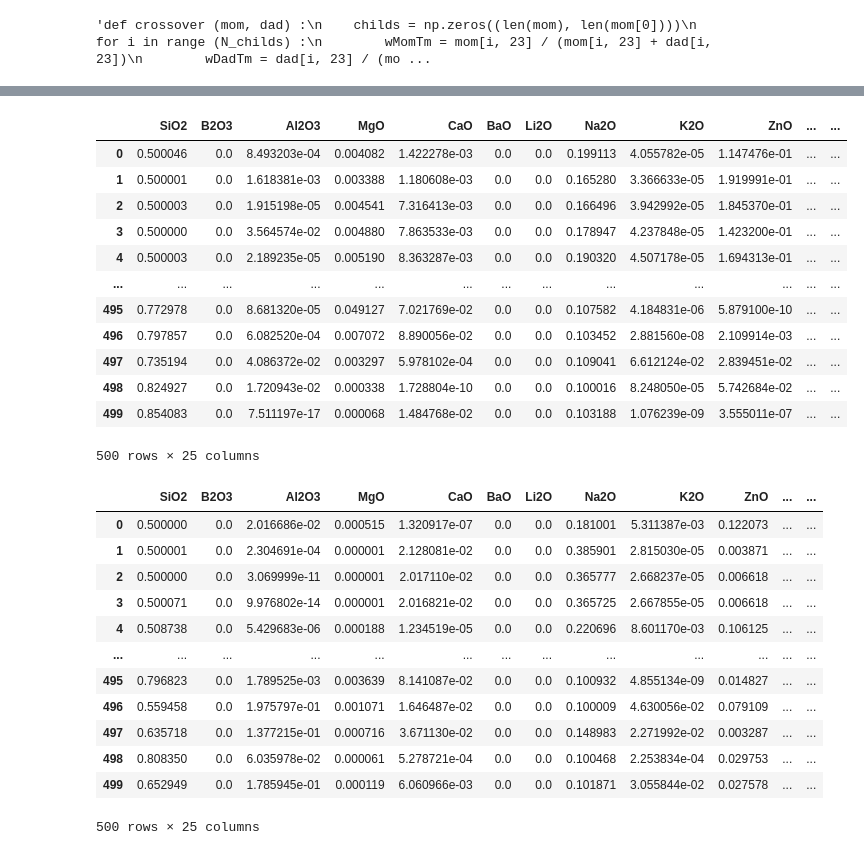
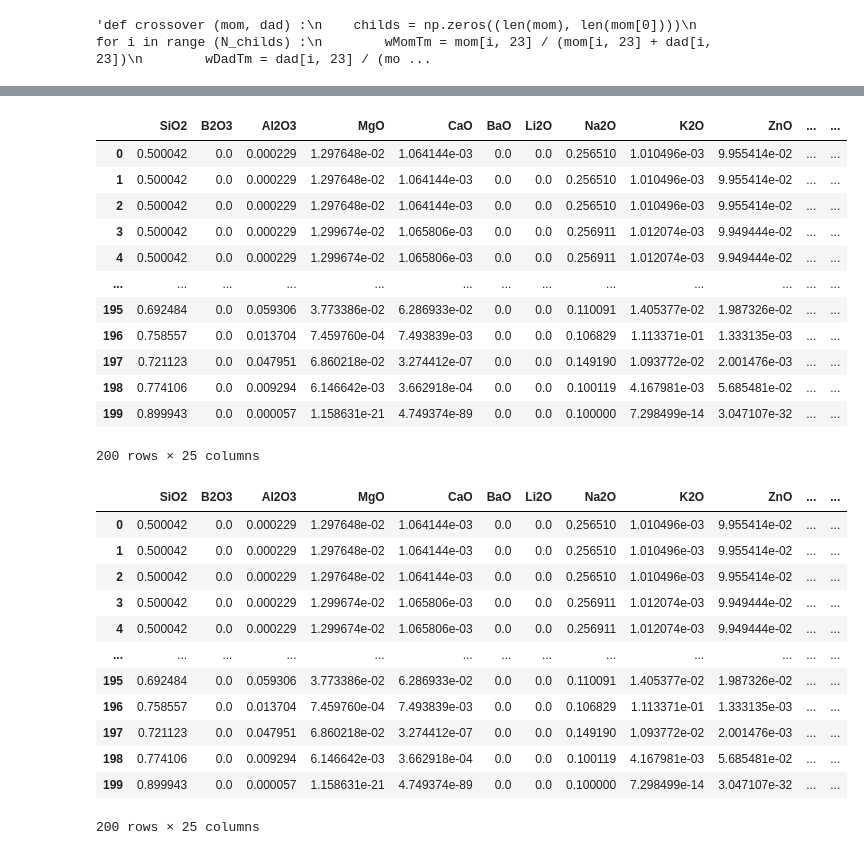
Before and after one commit to ychyn/algo_genetique, a Jupyter notebook: algo_genetique.ipynb, the cells around one changed output, grey strips where cells are left out. Saved outputs shown, nothing was run; the diff lists cells and outputs as text; code cells hidden in the pictures.

```diff
--- a/algo_genetique.ipynb
+++ b/algo_genetique.ipynb
@@ -319,8 +319,8 @@ minimize=[True,False,False,True]
 penalties_onMin = [-np.inf, -np.inf, -np.inf, -np.inf]
 penalties_onMax = [np.inf, np.inf, np.inf, np.inf]
 
-N_generations = 2
-N_population = 500
+N_generations = 20
+N_population = 200
 
 survivor_rate = 0.1
 parent_rate = 0.5
@@ -339,14 +339,18 @@ N_childs = int(child_rate * N_population)
 N_mutants = int(0.1 * N_population)
 
 epsilon = 0.05
+
+log_min_max = []
 # %% [markdown]
 ## Creation de generations
 # %%
 def prop_calculation(composition):
+    global log_min_max
     rho=dbrho.GlassDensity(nnmolvol,dbrho.oxide,composition)
     E=dbE.YoungModulus(nnmodelEsG,datadisso,dbE.oxide,composition)
     Tg=dbTannealing.physicaly(nnTannealing.model.predict(composition).transpose()[0,:])
     Tmelt=dbTmelt.physicaly(nnTmelt.model.predict(composition[:,:-1]).transpose()[0,:])
+    log_min_max.append([np.min(E),np.max(E),np.min(Tmelt),np.max(Tmelt)])
     return np.vstack((rho,E,Tg,Tmelt)).transpose()
 # %%
 def normalize(prop):
@@ -528,13 +532,19 @@ def new_generation(old_generation):
     return new_population
 # %%
 def evolution(generation,N,graphe = True):
+    global log_min_max
     convergence_graph = []
     for _ in range(N):
         generation = new_generation(generation)
-        fit_score = np.mean(generation[:10],axis = 0)[-1]
+        fit_score = np.mean(generation[:1],axis = 0)[-1]
         convergence_graph.append(fit_score)
     if graphe:
+        log_min_max = np.array(log_min_max)
         plt.plot(np.arange(N),convergence_graph)
+        plt.title('evolution of the generational fitness')
+        plt.show()
+        plt.plot(np.arange(len(log_min_max[::2,3])),log_min_max[::2,2],'r')
+        plt.plot(np.arange(len(log_min_max[::2,3])),log_min_max[::2,3],'g')
         plt.title('evolution of the generational fitness')
 
     return generation
@@ -565,35 +574,35 @@ compositions = evolution(initial_pop,N_generations)
 # %%
 df = pd.DataFrame(compositions,columns=columns)
-df.to_csv('generation_final_oui_le_bon_fin_presque.csv')
+#df.to_csv('generation_final_oui_le_bon_fin_presque.csv')
 df
 #df.to_csv('generation_final_29_11b.csv')
 # %% [output]
 |  | SiO2 | B2O3 | Al2O3 | MgO | CaO | BaO | Li2O | Na2O | K2O | ZnO | ... | ... |
-| 0 | 0.500046 | 0.0 | 8.493203e-04 | 0.004082 | 1.422278e-03 | 0.0 | 0.0 | 0.199113 | 4.055782e-05 | 1.147476e-01 | ... | ... |
-| 1 | 0.500001 | 0.0 | 1.618381e-03 | 0.003388 | 1.180608e-03 | 0.0 | 0.0 | 0.165280 | 3.366633e-05 | 1.919991e-01 | ... | ... |
-| 2 | 0.500003 | 0.0 | 1.915198e-05 | 0.004541 | 7.316413e-03 | 0.0 | 0.0 | 0.166496 | 3.942992e-05 | 1.845370e-01 | ... | ... |
-| 3 | 0.500000 | 0.0 | 3.564574e-02 | 0.004880 | 7.863533e-03 | 0.0 | 0.0 | 0.178947 | 4.237848e-05 | 1.423200e-01 | ... | ... |
-| 4 | 0.500003 | 0.0 | 2.189235e-05 | 0.005190 | 8.363287e-03 | 0.0 | 0.0 | 0.190320 | 4.507178e-05 | 1.694313e-01 | ... | ... |
+| 0 | 0.500042 | 0.0 | 0.000229 | 1.297648e-02 | 1.064144e-03 | 0.0 | 0.0 | 0.256510 | 1.010496e-03 | 9.955414e-02 | ... | ... |
+| 1 | 0.500042 | 0.0 | 0.000229 | 1.297648e-02 | 1.064144e-03 | 0.0 | 0.0 | 0.256510 | 1.010496e-03 | 9.955414e-02 | ... | ... |
+| 2 | 0.500042 | 0.0 | 0.000229 | 1.297648e-02 | 1.064144e-03 | 0.0 | 0.0 | 0.256510 | 1.010496e-03 | 9.955414e-02 | ... | ... |
+| 3 | 0.500042 | 0.0 | 0.000229 | 1.299674e-02 | 1.065806e-03 | 0.0 | 0.0 | 0.256911 | 1.012074e-03 | 9.949444e-02 | ... | ... |
+| 4 | 0.500042 | 0.0 | 0.000229 | 1.299674e-02 | 1.065806e-03 | 0.0 | 0.0 | 0.256911 | 1.012074e-03 | 9.949444e-02 | ... | ... |
 | ... | ... | ... | ... | ... | ... | ... | ... | ... | ... | ... | ... | ... |
-| 495 | 0.772978 | 0.0 | 8.681320e-05 | 0.049127 | 7.021769e-02 | 0.0 | 0.0 | 0.107582 | 4.184831e-06 | 5.879100e-10 | ... | ... |
-| 496 | 0.797857 | 0.0 | 6.082520e-04 | 0.007072 | 8.890056e-02 | 0.0 | 0.0 | 0.103452 | 2.881560e-08 | 2.109914e-03 | ... | ... |
-| 497 | 0.735194 | 0.0 | 4.086372e-02 | 0.003297 | 5.978102e-04 | 0.0 | 0.0 | 0.109041 | 6.612124e-02 | 2.839451e-02 | ... | ... |
-| 498 | 0.824927 | 0.0 | 1.720943e-02 | 0.000338 | 1.728804e-10 | 0.0 | 0.0 | 0.100016 | 8.248050e-05 | 5.742684e-02 | ... | ... |
-| 499 | 0.854083 | 0.0 | 7.511197e-17 | 0.000068 | 1.484768e-02 | 0.0 | 0.0 | 0.103188 | 1.076239e-09 | 3.555011e-07 | ... | ... |
+| 195 | 0.692484 | 0.0 | 0.059306 | 3.773386e-02 | 6.286933e-02 | 0.0 | 0.0 | 0.110091 | 1.405377e-02 | 1.987326e-02 | ... | ... |
+| 196 | 0.758557 | 0.0 | 0.013704 | 7.459760e-04 | 7.493839e-03 | 0.0 | 0.0 | 0.106829 | 1.113371e-01 | 1.333135e-03 | ... | ... |
+| 197 | 0.721123 | 0.0 | 0.047951 | 6.860218e-02 | 3.274412e-07 | 0.0 | 0.0 | 0.149190 | 1.093772e-02 | 2.001476e-03 | ... | ... |
+| 198 | 0.774106 | 0.0 | 0.009294 | 6.146642e-03 | 3.662918e-04 | 0.0 | 0.0 | 0.100119 | 4.167981e-03 | 5.685481e-02 | ... | ... |
+| 199 | 0.899943 | 0.0 | 0.000057 | 1.158631e-21 | 4.749374e-89 | 0.0 | 0.0 | 0.100000 | 7.298499e-14 | 3.047107e-32 | ... | ... |
-500 rows × 25 columns
+200 rows × 25 columns
 # %%
 df
 # %% [output]
 |  | SiO2 | B2O3 | Al2O3 | MgO | CaO | BaO | Li2O | Na2O | K2O | ZnO | ... | ... |
-| 0 | 0.500000 | 0.0 | 2.016686e-02 | 0.000515 | 1.320917e-07 | 0.0 | 0.0 | 0.181001 | 5.311387e-03 | 0.122073 | ... | ... |
-| 1 | 0.500001 | 0.0 | 2.304691e-04 | 0.000001 | 2.128081e-02 | 0.0 | 0.0 | 0.385901 | 2.815030e-05 | 0.003871 | ... | ... |
-| 2 | 0.500000 | 0.0 | 3.069999e-11 | 0.000001 | 2.017110e-02 | 0.0 | 0.0 | 0.365777 | 2.668237e-05 | 0.006618 | ... | ... |
-| 3 | 0.500071 | 0.0 | 9.976802e-14 | 0.000001 | 2.016821e-02 | 0.0 | 0.0 | 0.365725 | 2.667855e-05 | 0.006618 | ... | ... |
-| 4 | 0.508738 | 0.0 | 5.429683e-06 | 0.000188 | 1.234519e-05 | 0.0 | 0.0 | 0.220696 | 8.601170e-03 | 0.106125 | ... | ... |
+| 0 | 0.500042 | 0.0 | 0.000229 | 1.297648e-02 | 1.064144e-03 | 0.0 | 0.0 | 0.256510 | 1.010496e-03 | 9.955414e-02 | ... | ... |
+| 1 | 0.500042 | 0.0 | 0.000229 | 1.297648e-02 | 1.064144e-03 | 0.0 | 0.0 | 0.256510 | 1.010496e-03 | 9.955414e-02 | ... | ... |
+| 2 | 0.500042 | 0.0 | 0.000229 | 1.297648e-02 | 1.064144e-03 | 0.0 | 0.0 | 0.256510 | 1.010496e-03 | 9.955414e-02 | ... | ... |
+| 3 | 0.500042 | 0.0 | 0.000229 | 1.299674e-02 | 1.065806e-03 | 0.0 | 0.0 | 0.256911 | 1.012074e-03 | 9.949444e-02 | ... | ... |
+| 4 | 0.500042 | 0.0 | 0.000229 | 1.299674e-02 | 1.065806e-03 | 0.0 | 0.0 | 0.256911 | 1.012074e-03 | 9.949444e-02 | ... | ... |
 | ... | ... | ... | ... | ... | ... | ... | ... | ... | ... | ... | ... | ... |
-| 495 | 0.796823 | 0.0 | 1.789525e-03 | 0.003639 | 8.141087e-02 | 0.0 | 0.0 | 0.100932 | 4.855134e-09 | 0.014827 | ... | ... |
-| 496 | 0.559458 | 0.0 | 1.975797e-01 | 0.001071 | 1.646487e-02 | 0.0 | 0.0 | 0.100009 | 4.630056e-02 | 0.079109 | ... | ... |
-| 497 | 0.635718 | 0.0 | 1.377215e-01 | 0.000716 | 3.671130e-02 | 0.0 | 0.0 | 0.148983 | 2.271992e-02 | 0.003287 | ... | ... |
-| 498 | 0.808350 | 0.0 | 6.035978e-02 | 0.000061 | 5.278721e-04 | 0.0 | 0.0 | 0.100468 | 2.253834e-04 | 0.029753 | ... | ... |
-| 499 | 0.652949 | 0.0 | 1.785945e-01 | 0.000119 | 6.060966e-03 | 0.0 | 0.0 | 0.101871 | 3.055844e-02 | 0.027578 | ... | ... |
+| 195 | 0.692484 | 0.0 | 0.059306 | 3.773386e-02 | 6.286933e-02 | 0.0 | 0.0 | 0.110091 | 1.405377e-02 | 1.987326e-02 | ... | ... |
+| 196 | 0.758557 | 0.0 | 0.013704 | 7.459760e-04 | 7.493839e-03 | 0.0 | 0.0 | 0.106829 | 1.113371e-01 | 1.333135e-03 | ... | ... |
+| 197 | 0.721123 | 0.0 | 0.047951 | 6.860218e-02 | 3.274412e-07 | 0.0 | 0.0 | 0.149190 | 1.093772e-02 | 2.001476e-03 | ... | ... |
+| 198 | 0.774106 | 0.0 | 0.009294 | 6.146642e-03 | 3.662918e-04 | 0.0 | 0.0 | 0.100119 | 4.167981e-03 | 5.685481e-02 | ... | ... |
+| 199 | 0.899943 | 0.0 | 0.000057 | 1.158631e-21 | 4.749374e-89 | 0.0 | 0.0 | 0.100000 | 7.298499e-14 | 3.047107e-32 | ... | ... |
-500 rows × 25 columns
+200 rows × 25 columns
```
Also changed, not shown: parts of 1 cell of this notebook.
